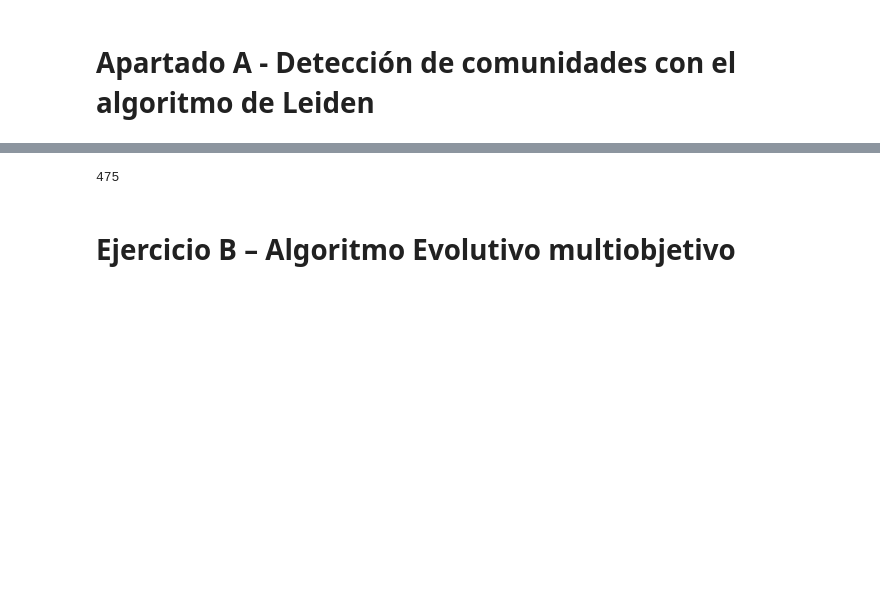
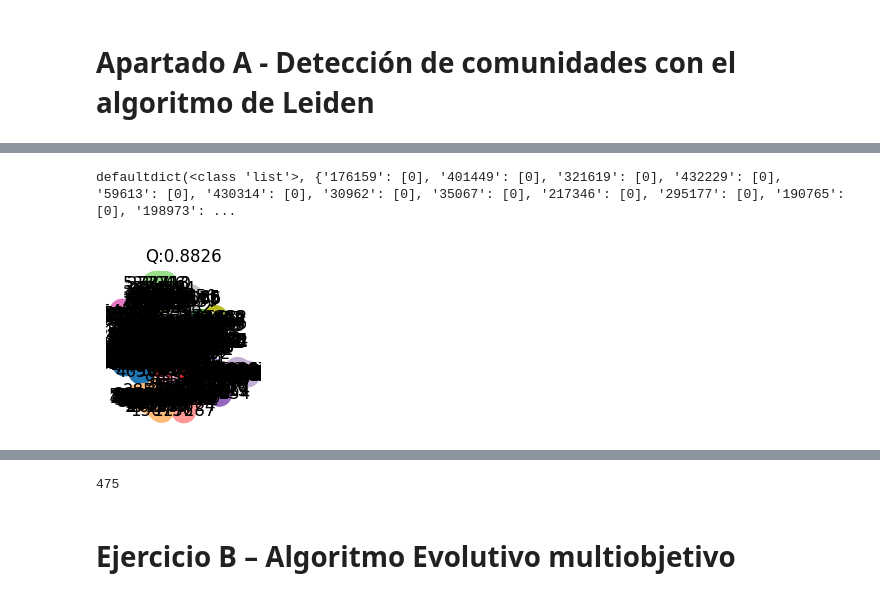
Before and after one commit to AlvaroTena/An-lisis_de_redes_sociales_y_Computaci-n_Evolutiva_y_Bioinspirada_hito_2, a Jupyter notebook: hito2.ipynb, the cells around one changed output, grey strips where cells are left out. Saved outputs shown, nothing was run; the diff lists cells and outputs as text; code cells hidden in the pictures; blank space fills up the shorter version.

Commit message:
leiden upgraded

```diff
--- a/hito2.ipynb
+++ b/hito2.ipynb
@@ -209,3 +53,47 @@ def assign_node_to_community(node, graph, communities):
+# %%
+# from pyvis.network import Network
+
+colormap = plt.cm.tab20
+
+def str_color(r,g,b,a):
+    return "#" + format(int(r*255), f'0{2}x') + format(int(g*255), f'0{2}x') + format(int(b*255), f'0{2}x') + format(int(a*255), f'0{2}x')
+
+def assign_colors(values):
+    colors = [str_color(*colormap(v)) for v in values]
+    return colors
+
+def draw_communities(coms, ax=None):
+    colors = assign_colors([coms[n] for n in amazon_graph.nodes()])
+    nx.draw(amazon_graph, with_labels=True, ax=ax, node_color=colors)
+    ax.set_title(f"Q:{nx.community.modularity(amazon_graph, to_communities_list(coms)):.4f}")
+
+def to_communities_list(coms):
+    c_pos = {v:i for i,v in enumerate(set(coms.values()))}
+
+    num_c = len(c_pos)
+    com_list = [[] for _ in range(num_c)]
+
+    for k,v in coms.items():
+        com_list[c_pos[v]].append(k)
+
+    return com_list
+
+def to_communities_dict(coms):
+    inv_map = {}
+    for k, v in coms.items():
+        inv_map[v] = inv_map.get(v, []) + [k]
+
+    return inv_map
+# %%
+_,ax = plt.subplots(1,figsize=(2,2))
+leiden_coms = leiden(amazon_graph).to_node_community_map()
+print(leiden_coms)
+
+coms = {k:v[0] for k,v in leiden(amazon_graph).to_node_community_map().items()}
+draw_communities(coms,ax)
+# %% [output]
+defaultdict(<class 'list'>, {'176159': [0], '401449': [0], '321619': [0], '432229': [0], '59613': [0], '430314': [0], '30962': [0], '35067': [0], '217346': [0], '295177': [0], '190765': [0], '198973': ...
+[figure, added]
 # %%
 communities = leiden_algorithm(amazon_graph)
 visualize_graph(amazon_graph, communities)
```
Also changed, not shown: parts of 11 cells of this notebook, 1 other file.
